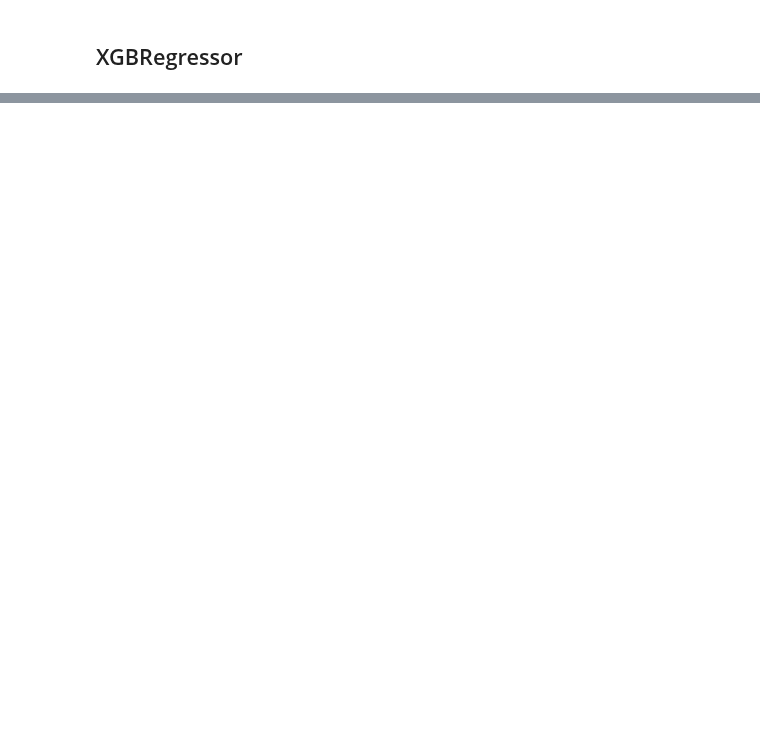
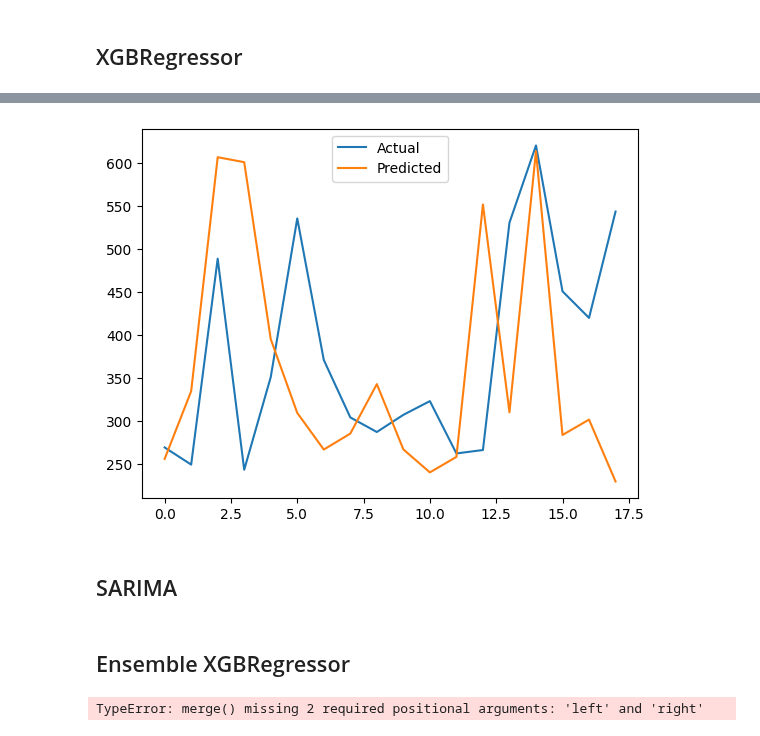
Before and after one commit to zuivu/porsche-forecast-sale, a Jupyter notebook: 24-01-31 Prediction.ipynb, the cells around one changed output, grey strips where cells are left out. Cells and saved outputs as stored; diff of their text form; code cells hidden in the pictures; blank space fills up the shorter version.

```diff
--- a/24-01-31 Prediction.ipynb
+++ b/24-01-31 Prediction.ipynb
@@ -65,5 +136,9 @@ plt.show()
 # %% [markdown]
 ## XGBRegressor
+# %%
+#Deviding data in lag/no-lag for the Regression
+X_internal_no_lag = X_internal[["leasing_contracts__vehiclegroup01__end", "leasing_contracts__vehiclegroup01__start"]]
+X_internal_lag = X_internal.drop(["leasing_contracts__vehiclegroup01__end", "leasing_contracts__vehiclegroup01__start"], axis = 1)
 # %%
 lag = 18
 
@@ -79,0 +160,12 @@ print(X_test_XGB.shape)
+# %%
+#Getting k-fold cross validation for time series ready
+X_kfold = []
+y_kfold = []
+
+n_splits = 11
+
+for n in range(1, n_splits + 1):
+    X_kfold.append(X_train_XGB.iloc[:n*18])
+    y_kfold.append(y_train_XGB.iloc[:n*18])
+
+X_kfold[0].head()
@@ -80,23 +180,28 @@ print(X_test_XGB.shape)
 # %%
 # Train a XGBClassifier
-model_3 = xgboost.XGBRegressor(use_label_encoder=False, eval_metric="mae").fit(X_train_XGB, y_train_XGB)
+for i in range(n_splits):
+    xgb_sub_1 = xgboost.XGBRegressor(use_label_encoder=False, eval_metric="mae").fit(X_kfold[i], y_kfold[i])
 # %%
 y_test_XGB = y_test_XGB.reset_index()
 y_test_XGB = y_test_XGB.drop("index", axis = 1)
 # %%
-forecast_xgb = model_3.predict(X_test_XGB)
+forecast_xgb = xgb_sub_1.predict(X_test_XGB)
 
 # Create a new figure
 plt.figure()
 
 # Plot y_test
 plt.plot(y_test_XGB , label='Actual')
 
 # Plot y_pred
 plt.plot(forecast_xgb, label='Predicted')
 
 # Add a legend
 plt.legend()
 
 # Show the plot
 plt.show()
+# %% [output]
+[figure, added]
+# %% [markdown]
+## SARIMA
@@ -102,0 +210,8 @@ plt.show()
+# %% [markdown]
+## Ensemble XGBRegressor
+# %%
+#Data Preperation for ensemble model
+
+X_meta = pd.merge(forecast_pro["yhat"], forecast_xgb)
+# %% [output]
+TypeError: merge() missing 2 required positional arguments: 'left' and 'right'
```
Also changed, not shown: parts of 21 cells of this notebook.
